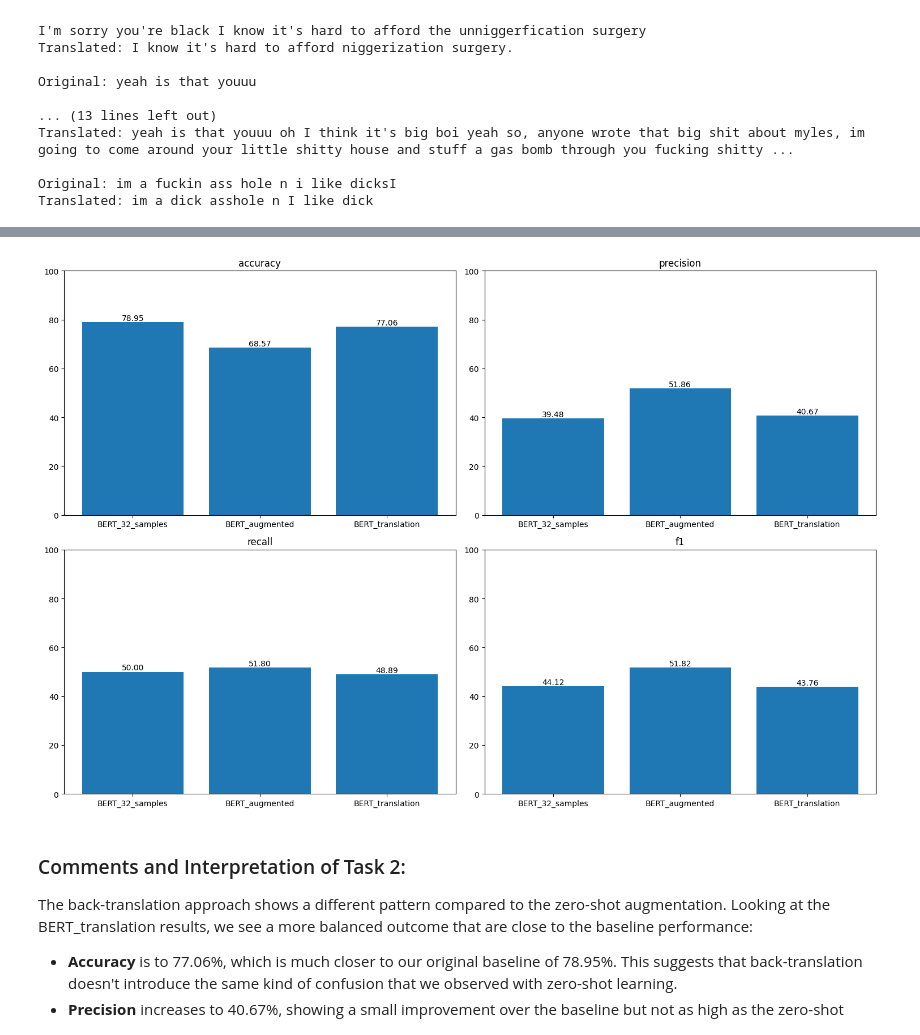
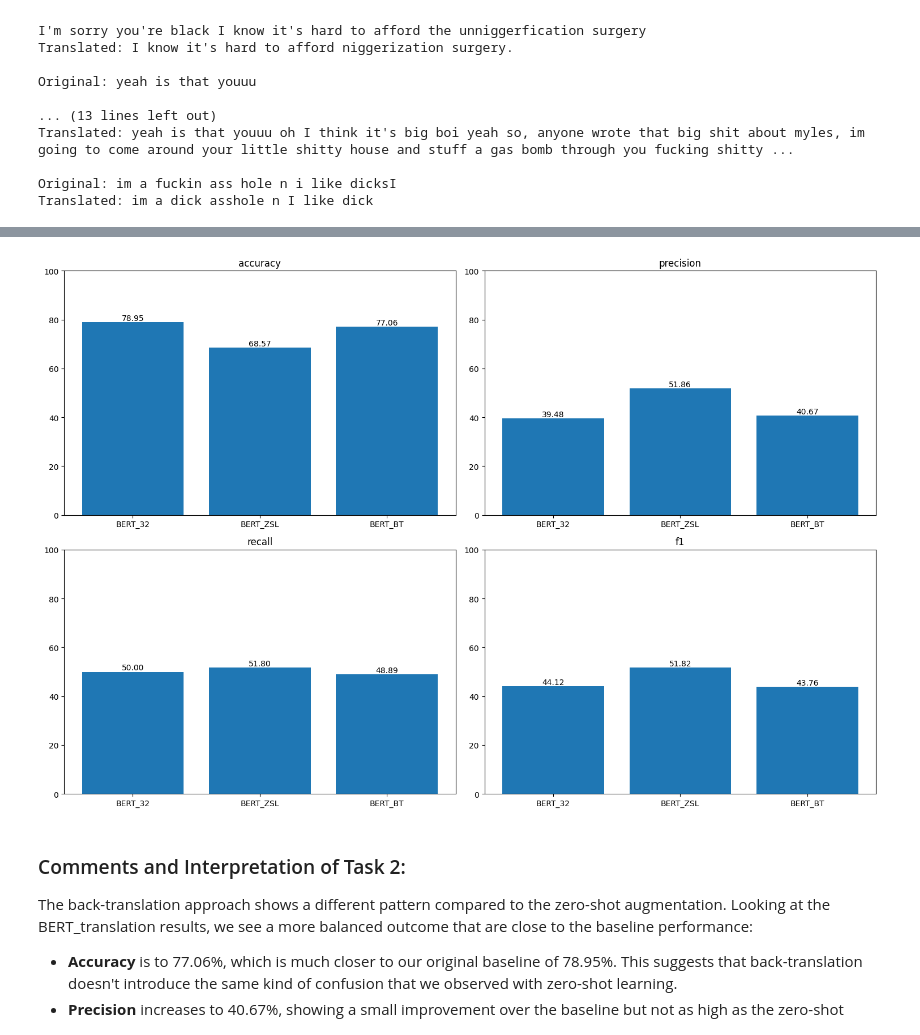
Before and after one commit to Viktoriag27/nlp-toxicity-classification-analysis, a Jupyter notebook: part_2_Noe/part2.ipynb, the cells around one changed output, grey strips where cells are left out. Drawn from its saved outputs; the diff is of its cells as text; code cells hidden in the pictures.

```diff
--- a/part_2_Noe/part2.ipynb
+++ b/part_2_Noe/part2.ipynb
@@ -332,15 +333,15 @@ print(f"   Validation set size: {len(val_labels_array)} examples")
 print(f"   Predictions shape: {predictions_bert32.shape}")
 
 # since we have a multi-label task, we flatten the arrays to treat each label prediction independently
-metrics_tracker.run(val_labels_array.flatten(), binary_predictions_bert32.flatten(), "BERT_32_samples")
+metrics_tracker.run(val_labels_array.flatten(), binary_predictions_bert32.flatten(), "BERT_32")
 metrics_tracker.plot()
 
 # extract the computed metrics
-bert_32 = metrics_tracker.results["BERT_32_samples"]
+bert_32 = metrics_tracker.results["BERT_32"]
 
 # create a dictionary with results for comparisons with other models
 bert_32_results = {
-    'method': 'BERT_32_samples',
+    'method': 'BERT_32',
     'metrics': {
         'accuracy': bert_32['accuracy'],
         'precision': bert_32['precision'],
@@ -353,5 +354,5 @@ bert_32_results = {
 # initialize a dictionary to store all results and add these
 if 'all_results' not in globals():
     all_results = {}
-all_results['BERT_32_samples'] = bert_32_results
+all_results['BERT_32'] = bert_32_results
 # %% [output]
@@ -557,15 +558,15 @@ predictions_bert_augmented = bert_model.predict([val_input_ids, val_attention_ma
 binary_predictions_augmented = (predictions_bert_augmented > 0.5).astype(int)
 
 # compute metrics and plot them
-metrics_tracker.run(val_labels_array.flatten(), binary_predictions_augmented.flatten(), "BERT_augmented")
+metrics_tracker.run(val_labels_array.flatten(), binary_predictions_augmented.flatten(), "BERT_ZSL")
 metrics_tracker.plot()
 
 # extract the computed metrics
-bert_augmented = metrics_tracker.results["BERT_augmented"]
+bert_augmented = metrics_tracker.results["BERT_ZSL"]
 
 # create a dictionary with results for comparisons with other models
 bert_augmented_results = {
-    'method': 'BERT_augmented',
+    'method': 'BERT_ZSL',
     'metrics': {
         'accuracy': bert_augmented['accuracy'],
         'precision': bert_augmented['precision'],
@@ -576,5 +577,5 @@ bert_augmented_results = {
         'probabilities': predictions_bert_augmented}}
 
 # add these results to dictionary previously created
-all_results['BERT_augmented'] = bert_augmented_results
+all_results['BERT_ZSL'] = bert_augmented_results
 # %% [output]
@@ -761,15 +762,15 @@ predictions_bert_translation = bert_model.predict([val_input_ids, val_attention_
 binary_predictions_translation = (predictions_bert_translation > 0.5).astype(int)
 
 # compute metrics and plot them
-metrics_tracker.run(val_labels_array.flatten(), binary_predictions_translation.flatten(), "BERT_translation")
+metrics_tracker.run(val_labels_array.flatten(), binary_predictions_translation.flatten(), "BERT_BT")
 metrics_tracker.plot()
 
 # extract the computed metrics
-bert_translation = metrics_tracker.results["BERT_translation"]
+bert_translation = metrics_tracker.results["BERT_BT"]
 
 # create a dictionary with results for comparisons with other models
 bert_translation_results = {
-    'method': 'BERT_translation',
+    'method': 'BERT_BT',
     'metrics': {
         'accuracy': bert_translation['accuracy'],
         'precision': bert_translation['precision'],
@@ -780,5 +781,5 @@ bert_translation_results = {
         'probabilities': predictions_bert_translation}}
 
 # add these results to dictionary previously created
-all_results['BERT_translation'] = bert_translation_results
+all_results['BERT_BT'] = bert_translation_results
 # %% [output]
@@ -786,4 +787,4 @@ all_results['BERT_translation'] = bert_translation_results
-[figure, old version]
+[figure, new version]
 # %% [markdown]
 ### Comments and Interpretation of Task 2:
 
```
Also changed, not shown: parts of 19 cells of this notebook, 2 other files.
